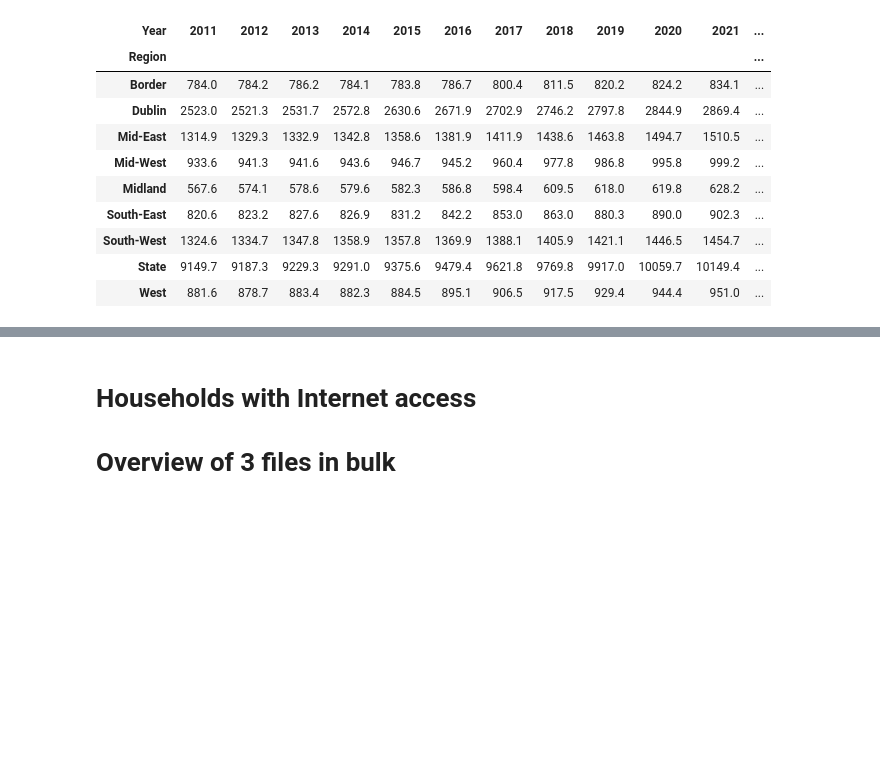
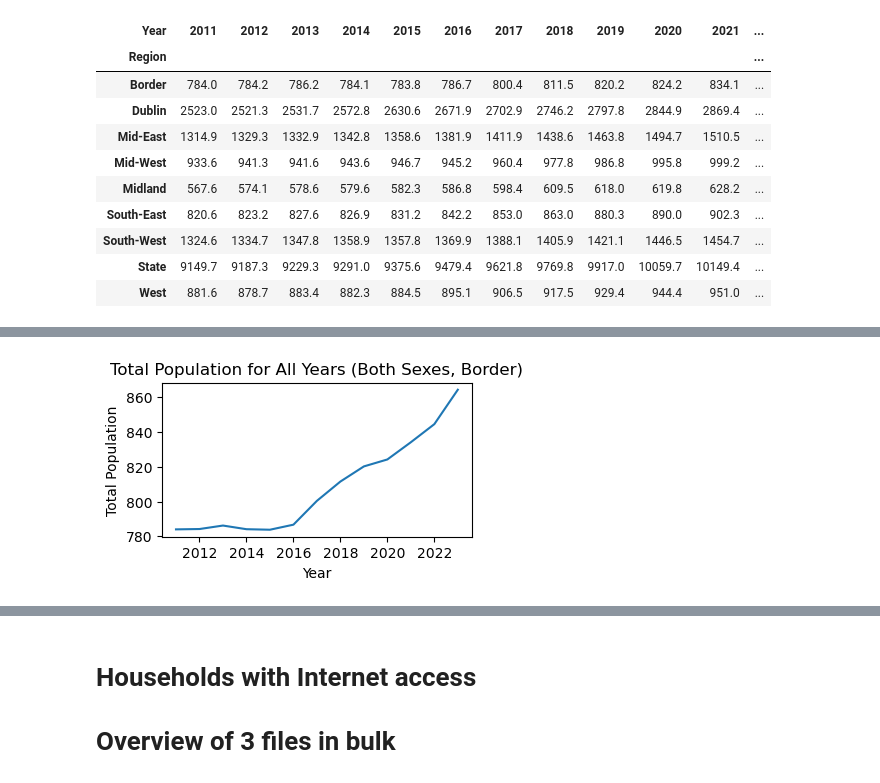
Before and after one commit to Natidhcp/MSc_DA, a Jupyter notebook: Data overview.ipynb, the cells around one changed output, grey strips where cells are left out. Drawn from its saved outputs; the diff is of its cells as text; code cells hidden in the pictures; blank space fills up the shorter version.

```diff
--- a/Data overview.ipynb
+++ b/Data overview.ipynb
@@ -117,0 +194,99 @@ pivot1
+# %%
+# Filter the data to only include the "Both Sexes" and "State" regions
+df_filtered1 = df_pop[
+    (df_pop["Sex"] == "Both sexes") & (df_pop["Region"] == "Border")
+]
+
+# Group the data by year and calculate the sum of the "VALUE" column
+df_grouped1 = df_filtered1.groupby("Year")["VALUE"].sum()
+
+# Create a line plot of the grouped data
+
+fig, ax = plt.subplots(figsize=(4, 2))
+
+# Create the line plot
+sns.lineplot(x=df_grouped1.index, y=df_grouped1.values, ax=ax)
+
+# Add labels and title
+plt.xlabel("Year")
+plt.ylabel("Total Population")
+plt.title("Total Population for All Years (Both Sexes, Border)")
+
+# Show the plot
+plt.show()
+
+#Doing the same for rest of regions
+# West
+df_filtered2 = df_pop[(df_pop["Sex"] == "Both sexes") & (df_pop["Region"] == "West")]
+df_grouped2 = df_filtered2.groupby("Year")["VALUE"].sum()
+fig, ax = plt.subplots(figsize=(4, 2))
+sns.lineplot(x=df_grouped2.index, y=df_grouped2.values, ax=ax)
+plt.xlabel("Year")
+plt.ylabel("Total Population")
+plt.title("Total Population for All Years (Both Sexes, West)")
+plt.show()
+
+
+# Mid-West
+df_filtered3 = df_pop[(df_pop["Sex"] == "Both sexes") & (df_pop["Region"] == "Mid-West")]
+df_grouped3 = df_filtered3.groupby("Year")["VALUE"].sum()
+fig, ax = plt.subplots(figsize=(4, 2))
+sns.lineplot(x=df_grouped3.index, y=df_grouped3.values, ax=ax)
+plt.xlabel("Year")
+plt.ylabel("Total Population")
+plt.title("Total Population for All Years (Both Sexes, Mid-West)")
+plt.show()
+
+# Mid-East
+df_filtered4 = df_pop[(df_pop["Sex"] == "Both sexes") & (df_pop["Region"] == "Mid-East")]
+df_grouped4 = df_filtered4.groupby("Year")["VALUE"].sum()
+fig, ax = plt.subplots(figsize=(4, 2))
+sns.lineplot(x=df_grouped4.index, y=df_grouped4.values, ax=ax)
+plt.xlabel("Year")
+plt.ylabel("Total Population")
+plt.title("Total Population for All Years (Both Sexes, Mid-East)")
+plt.show()
+
+# South-East
+df_filtered5 = df_pop[(df_pop["Sex"] == "Both sexes") & (df_pop["Region"] == "South-East")]
+df_grouped5 = df_filtered5.groupby("Year")["VALUE"].sum()
+fig, ax = plt.subplots(figsize=(4, 2))
+sns.lineplot(x=df_grouped5.index, y=df_grouped5.values, ax=ax)
+plt.xlabel("Year")
+plt.ylabel("Total Population")
+plt.title("Total Population for All Years (Both Sexes, South-East)")
+plt.show()
+
+
+# South-West
+df_filtered6 = df_pop[(df_pop["Sex"] == "Both sexes") & (df_pop["Region"] == "South-West")]
+df_grouped6 = df_filtered6.groupby("Year")["VALUE"].sum()
+fig, ax = plt.subplots(figsize=(4, 2))
+sns.lineplot(x=df_grouped6.index, y=df_grouped6.values, ax=ax)
+plt.xlabel("Year")
+plt.ylabel("Total Population")
+plt.title("Total Population for All Years (Both Sexes, South-West)")
+plt.show()
+
+
+# Midland
+df_filtered7 = df_pop[(df_pop["Sex"] == "Both sexes") & (df_pop["Region"] == "Midland")]
+df_grouped7 = df_filtered7.groupby("Year")["VALUE"].sum()
+fig, ax = plt.subplots(figsize=(4, 2))
+sns.lineplot(x=df_grouped7.index, y=df_grouped7.values, ax=ax)
+plt.xlabel("Year")
+plt.ylabel("Total Population")
+plt.title("Total Population for All Years (Both Sexes, Midland)")
+plt.show()
+
+# Dublin
+df_filtered8 = df_pop[(df_pop["Sex"] == "Both sexes") & (df_pop["Region"] == "Dublin")]
+df_grouped8 = df_filtered8.groupby("Year")["VALUE"].sum()
+fig, ax = plt.subplots(figsize=(4, 2))
+sns.lineplot(x=df_grouped8.index, y=df_grouped8.values, ax=ax)
+plt.xlabel("Year")
+plt.ylabel("Total Population")
+plt.title("Total Population for All Years (Both Sexes, Dublin)")
+plt.show()
+# %% [output]
+[figure, added]
```
Also changed, not shown: parts of 42 cells of this notebook, 6 other files.
